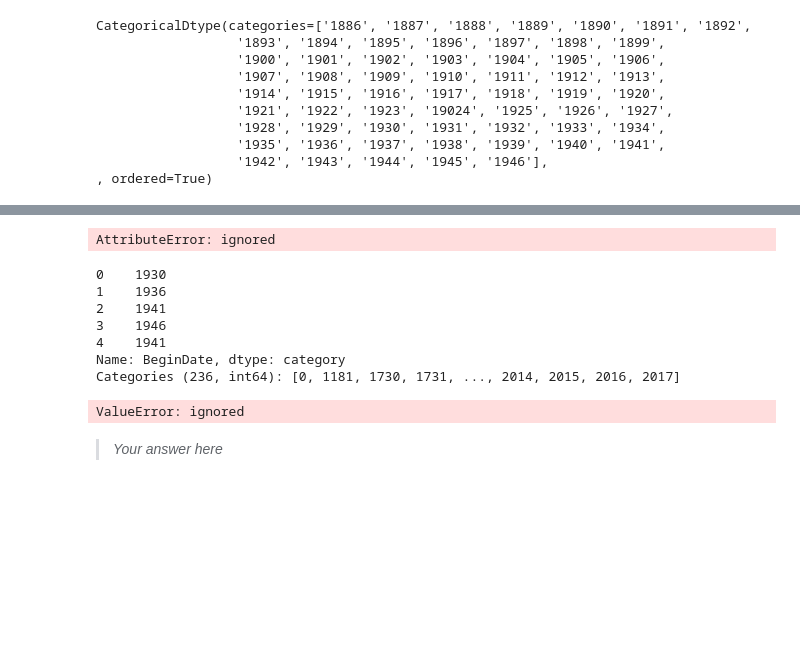
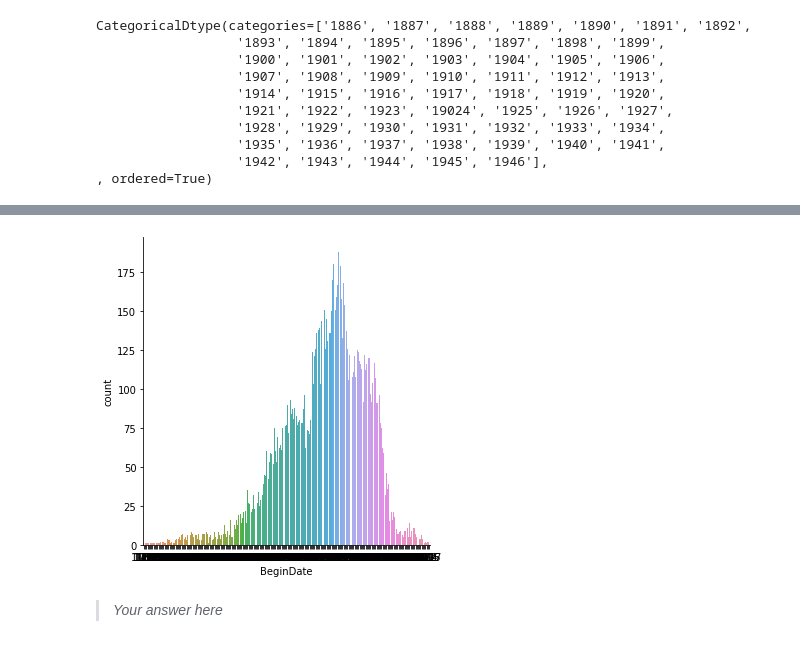
Before and after one commit to ColeBerning35/module2_intro_to_pandas, a Jupyter notebook: 2_4_pandas_dtypes.ipynb, the cells around one changed output, grey strips where cells are left out. Cells and saved outputs as stored; diff of their text form; code cells hidden in the pictures; blank space fills up the shorter version.

```diff
--- a/2_4_pandas_dtypes.ipynb
+++ b/2_4_pandas_dtypes.ipynb
@@ -453,0 +464,9 @@ artist2 = artist2.astype('Int64').dropna().head(15) # There we go!
+# %%
+artist2 = (artist
+  >> mutate(BeginDate = (X.BeginDate
+                         .apply(lambda val: np.nan if val == 0 else val)
+                         .astype('Int64')
+                         .dropna()))
+  >> mutate(BeginDate = X.BeginDate.astype('category'))
+)
+artist2.dtypes
@@ -491,21 +530,7 @@ artist_final = artist.BeginDate.astype('category')
-# %%
-artist_final2 = artist2.BeginDate.astype('category')
-# %% [output]
-AttributeError: ignored
-# %%
-artist_final.head()
-# %% [output]
-0    1930
-1    1936
-2    1941
-3    1946
-4    1941
-Name: BeginDate, dtype: category
-Categories (236, int64): [0, 1181, 1730, 1731, ..., 2014, 2015, 2016, 2017]
 # %%
 import seaborn as sns
-g = sns.catplot(x='category', y="count", data=artist_final)
+g = sns.catplot(x='BeginDate', kind="count", data=artist2)
 # %% [output]
-ValueError: ignored
+[figure, added]
 # %% [markdown]
 > *Your answer here*
```
Also changed, not shown: parts of 10 cells of this notebook.
